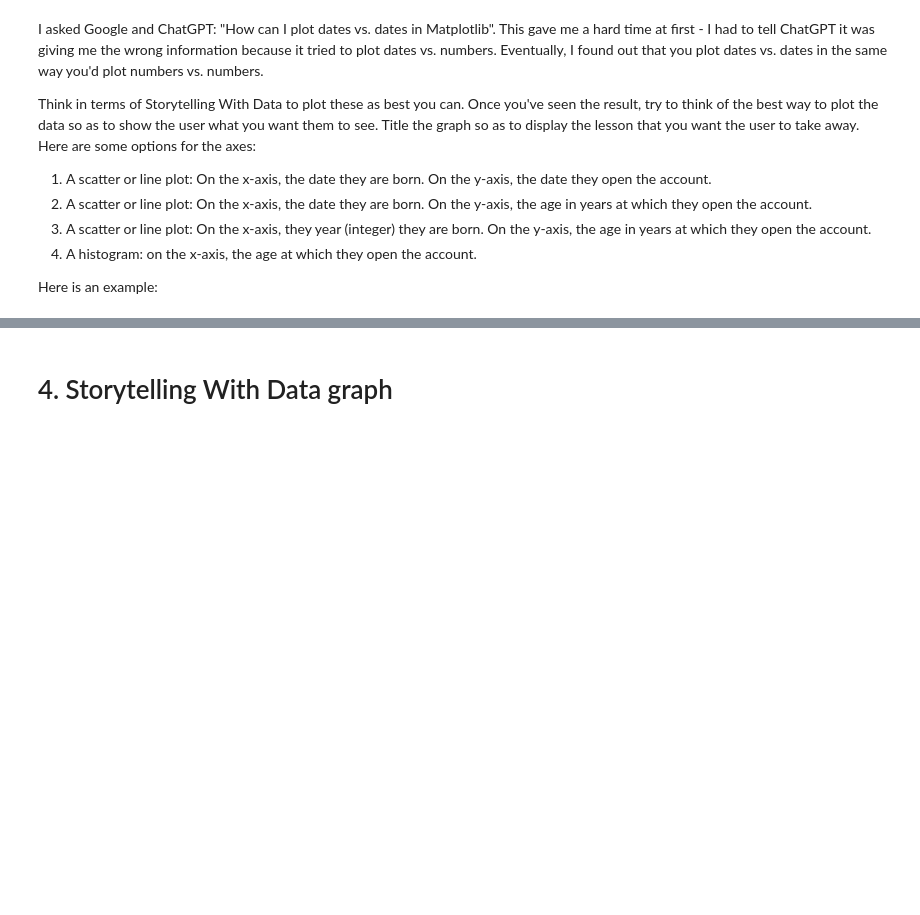
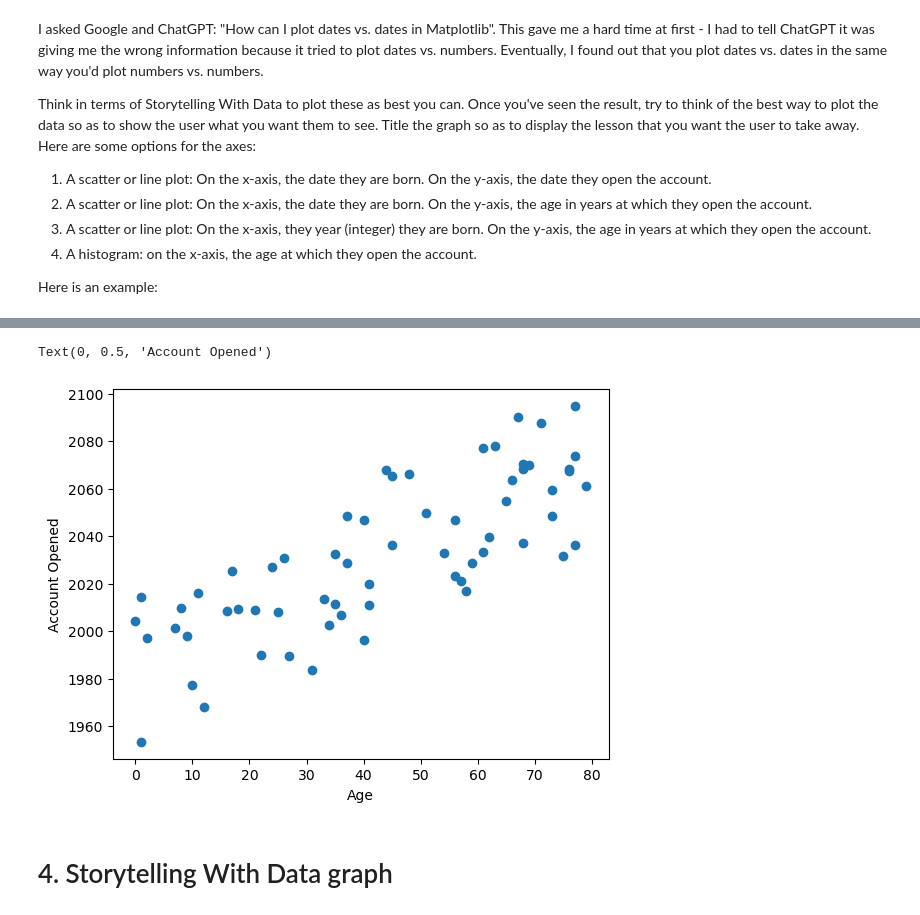
Before and after one commit to DaveD-BU/DX699-2025-spring-B2, a Jupyter notebook: OMDS-ModB2-Week1-Davis-David.ipynb, the cells around one changed output, grey strips where cells are left out. Drawn from its saved outputs; the diff is of its cells as text; code cells hidden in the pictures; blank space fills up the shorter version.

```diff
--- a/OMDS-ModB2-Week1-Davis-David.ipynb
+++ b/OMDS-ModB2-Week1-Davis-David.ipynb
@@ -463,3 +524,12 @@ ax.set_xlabel("Birth Date") # label the x axis
+# %%
+df_bank_datefix["Age"] = (df_bank_datefix["AccountOpened"] - df_bank_datefix["BirthDate"]).dt.days // 365
+
+plt.scatter(df_bank_datefix["Age"], df_bank_datefix["AccountOpened"])
+plt.xlabel("Age")
+plt.ylabel("Account Opened")
+# %% [output]
+Text(0, 0.5, 'Account Opened')
+[figure, added]
 # %% [markdown]
 # 4. Storytelling With Data graph
 # %% [markdown]
```
Also changed, not shown: parts of 7 cells of this notebook.
